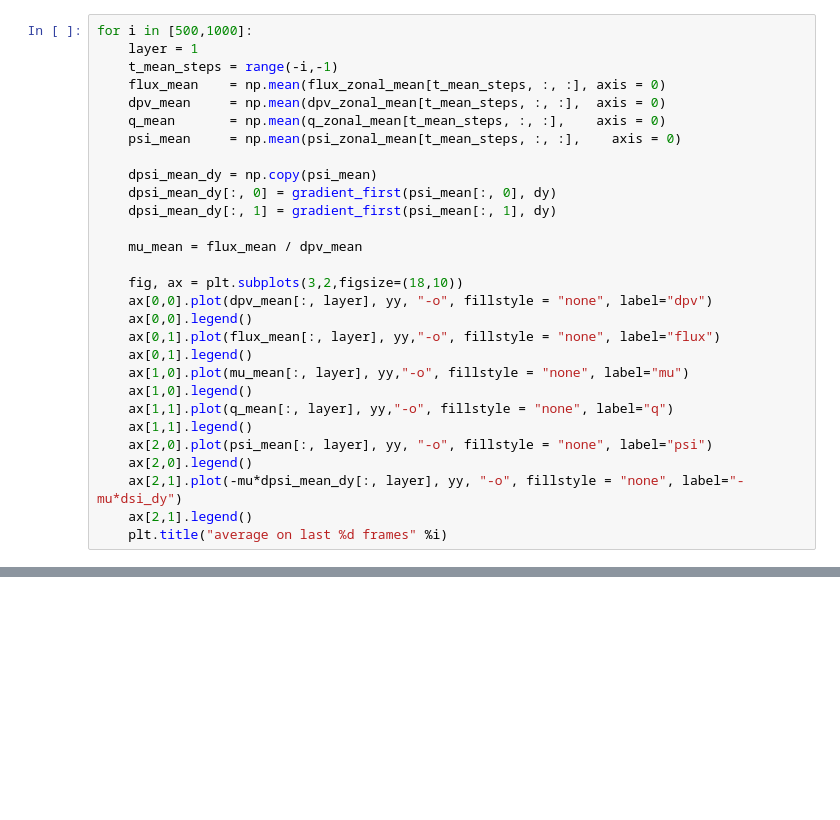
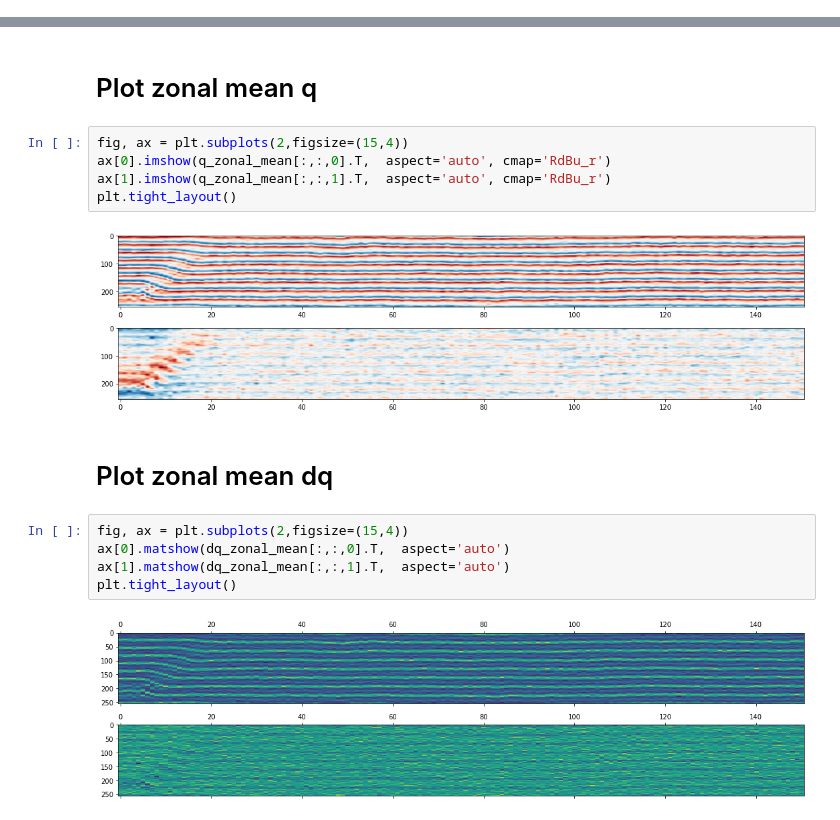
Before and after one commit to Zhengyu-Huang/Point-Jet, a Jupyter notebook: qg_model/Solver_q.ipynb, the cells around one changed output, grey strips where cells are left out. Cells and saved outputs as stored; diff of their text form; blank space fills up the shorter version.

```diff
--- a/qg_model/Solver_q.ipynb
+++ b/qg_model/Solver_q.ipynb
@@ -86,29 +0,0 @@ for i in [500,1000]:
-# %%
-for i in [500,1000]:
-    layer = 1
-    t_mean_steps = range(-i,-1)
-    flux_mean    = np.mean(flux_zonal_mean[t_mean_steps, :, :], axis = 0)
-    dpv_mean     = np.mean(dpv_zonal_mean[t_mean_steps, :, :],  axis = 0)
-    q_mean       = np.mean(q_zonal_mean[t_mean_steps, :, :],    axis = 0)
-    psi_mean     = np.mean(psi_zonal_mean[t_mean_steps, :, :],    axis = 0)
-
-    dpsi_mean_dy = np.copy(psi_mean)
-    dpsi_mean_dy[:, 0] = gradient_first(psi_mean[:, 0], dy)
-    dpsi_mean_dy[:, 1] = gradient_first(psi_mean[:, 1], dy)
-
-    mu_mean = flux_mean / dpv_mean
-
-    fig, ax = plt.subplots(3,2,figsize=(18,10))
-    ax[0,0].plot(dpv_mean[:, layer], yy, "-o", fillstyle = "none", label="dpv")
-    ax[0,0].legend()
-    ax[0,1].plot(flux_mean[:, layer], yy,"-o", fillstyle = "none", label="flux")
-    ax[0,1].legend()
-    ax[1,0].plot(mu_mean[:, layer], yy,"-o", fillstyle = "none", label="mu")
-    ax[1,0].legend()
-    ax[1,1].plot(q_mean[:, layer], yy,"-o", fillstyle = "none", label="q")
-    ax[1,1].legend()
-    ax[2,0].plot(psi_mean[:, layer], yy, "-o", fillstyle = "none", label="psi")
-    ax[2,0].legend()
-    ax[2,1].plot(-mu*dpsi_mean_dy[:, layer], yy, "-o", fillstyle = "none", label="-mu*dsi_dy")
-    ax[2,1].legend()
-    plt.title("average on last %d frames" %i)
@@ -227,0 +78,18 @@ q.shape
+# %% [markdown]
+# Plot zonal mean q
+# %%
+fig, ax = plt.subplots(2,figsize=(15,4))
+ax[0].imshow(q_zonal_mean[:,:,0].T,  aspect='auto', cmap='RdBu_r')
+ax[1].imshow(q_zonal_mean[:,:,1].T,  aspect='auto', cmap='RdBu_r')
+plt.tight_layout()
+# %% [output]
+[figure, added]
+# %% [markdown]
+# Plot zonal mean dq
+# %%
+fig, ax = plt.subplots(2,figsize=(15,4))
+ax[0].matshow(dq_zonal_mean[:,:,0].T,  aspect='auto')
+ax[1].matshow(dq_zonal_mean[:,:,1].T,  aspect='auto')
+plt.tight_layout()
+# %% [output]
+[figure, added]
```
Also changed, not shown: parts of 33 cells of this notebook, 1 other file.
